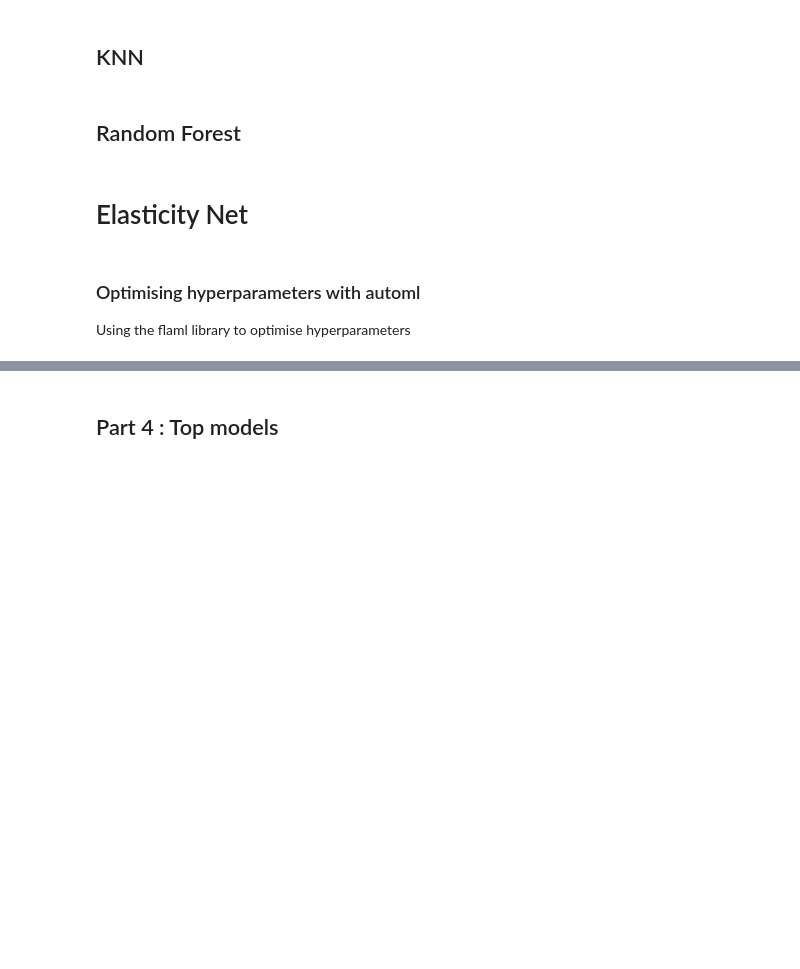
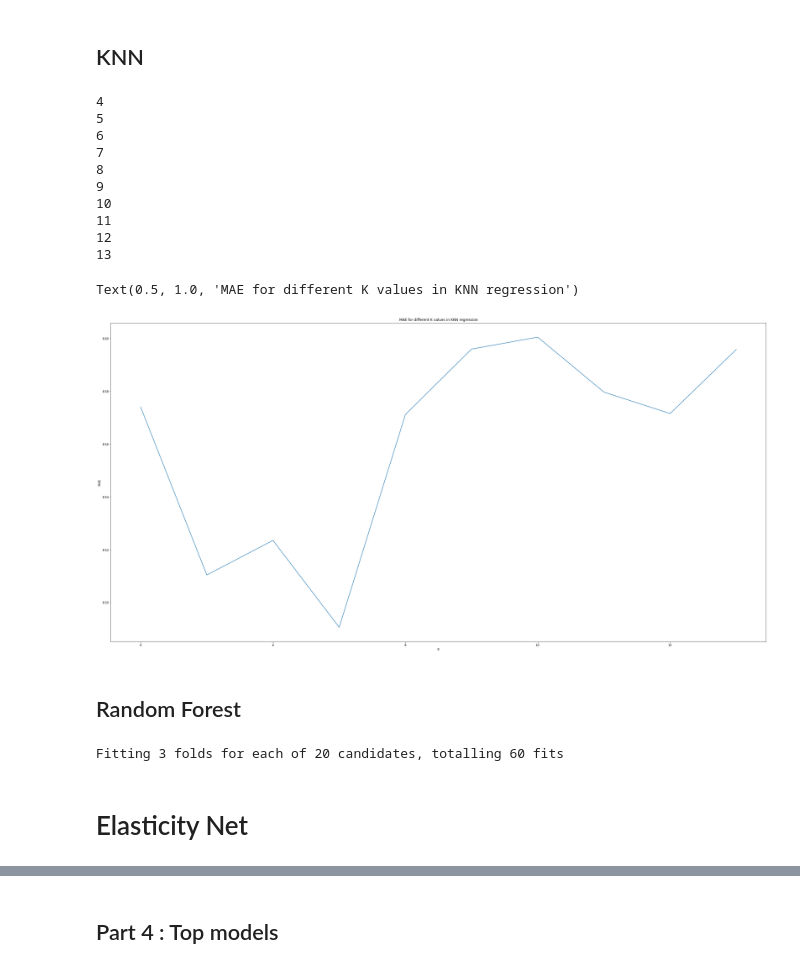
Before and after one commit to antoinegleisberg/INF554_kaggle, a Jupyter notebook: FinalNotebook.ipynb, the cells around one changed output, grey strips where cells are left out. Cells and saved outputs as stored; diff of their text form; code cells hidden in the pictures; blank space fills up the shorter version.

```diff
--- a/FinalNotebook.ipynb
+++ b/FinalNotebook.ipynb
@@ -296,6 +324,13 @@ Index(['favorites_count', 'verified', 'url_count', 'day', 'week_in_month',
 Use identified features for each of these three models
 # %% [markdown]
 ## Lasso
+# %%
+scaler = StandardScaler()
+train_lasso = new_train_data[['followers_count', 'friends_count', 'favorites_count', 'statuses_count', 'followers_friends', 'hour', 'topic_2', 'topic_3', 'topic_4', 'topic_5']]
+test_lasso = new_test_data[['followers_count', 'friends_count', 'favorites_count', 'statuses_count', 'followers_friends', 'hour', 'topic_2', 'topic_3', 'topic_4', 'topic_5']]
+scaler.fit(train_lasso)
+scaled_train_lasso = scaler.transform(train_lasso)
+scaled_test_lasso = scaler.transform(test_lasso)
 # %%
 # Now we can train our model.  we set our loss function
 from sklearn.linear_model import Lasso
@@ -304,12 +339,10 @@ from sklearn.linear_model import Lasso
 alpha = np.logspace(-5, 0, 10)
 mae = []
 coefs = []
-train_lasso=scaled_train_data###To change with the new train data identified for LR
-test_lasso=scaled_test_data###To change with the new test data identified for LR
 for a in alpha:
     reg = Lasso(alpha=a)
-    reg.fit(train_lasso,y_train )
-    pred = reg.predict(test_lasso)
+    reg.fit(scaled_train_lasso,y_train )
+    pred = reg.predict(scaled_test_lasso)
     mae.append(mean_absolute_error(pred, y_test))
     coefs.append(reg.coef_)
 
@@ -343,37 +376,54 @@ plt.show()
 # %% [markdown]
 ## KNN
 # %%
+# execution time : 15 - 20 minutes
 #test different knn
 from sklearn.neighbors import KNeighborsRegressor
-train_knn=  scaled_train_data###To change with the new train data identified for KNN.
-test_knn= scaled_test_data
+train_knn = scaled_train_lasso
+test_knn = scaled_test_lasso
+ks = []
 mae = []
-for i in range(1, 10):
+for i in range(4, 14): # tested for greater ranges before
     knn = KNeighborsRegressor(i)
     knn.fit(train_knn, y_train)
     pred = knn.predict(test_knn)
+    ks.append(i)
     mae.append(mean_absolute_error(pred, y_test))
 
 plt.figure(figsize=(40, 20))
-plt.plot(range(1, 10), mae)
+plt.plot(ks, mae)
 plt.xlabel('K')
 plt.ylabel('MAE')
 plt.title("MAE for different K values in KNN regression")
+# %% [output]
+4
+5
+6
+7
+8
+9
+10
+11
+12
+13
+Text(0.5, 1.0, 'MAE for different K values in KNN regression')
+[figure, added]
 # %% [markdown]
 ## Random Forest
 # %%
 #grid search random forest on nb estimators and max leaf nodes
 from sklearn.model_selection import GridSearchCV
-train_rf=new_train_data#########################################"##To change with the new train data identified for RF. Same for test_rf
+train_rf = new_train_data[['followers_count', 'friends_count', 'favorites_count', 'statuses_count', 'followers_friends', 'hour', 'topic_2', 'topic_3', 'topic_4', 'topic_5']]
 param_grid = {
     'n_estimators': [30, 50, 70, 90, 110],
     'max_leaf_nodes': [1000,1400,1800,2200]
 }
 
 rf = RandomForestRegressor()
-grid_search = GridSearchCV(estimator = rf, param_grid = param_grid,
-                            cv = 3, n_jobs = -1, verbose = 2)
+grid_search = GridSearchCV(estimator = rf, param_grid = param_grid, cv = 3, n_jobs = -1, verbose = 2)
 grid_search.fit(train_knn, y_train)
 grid_search.best_params_
+# %% [output]
+Fitting 3 folds for each of 20 candidates, totalling 60 fits
 # %% [markdown]
 # Elasticity Net
@@ -382,4 +429,0 @@ grid_search.best_params_
-# %% [markdown]
-### Optimising hyperparameters with automl
-
-Using the flaml library to optimise hyperparameters
```
Also changed, not shown: parts of 21 cells of this notebook.
